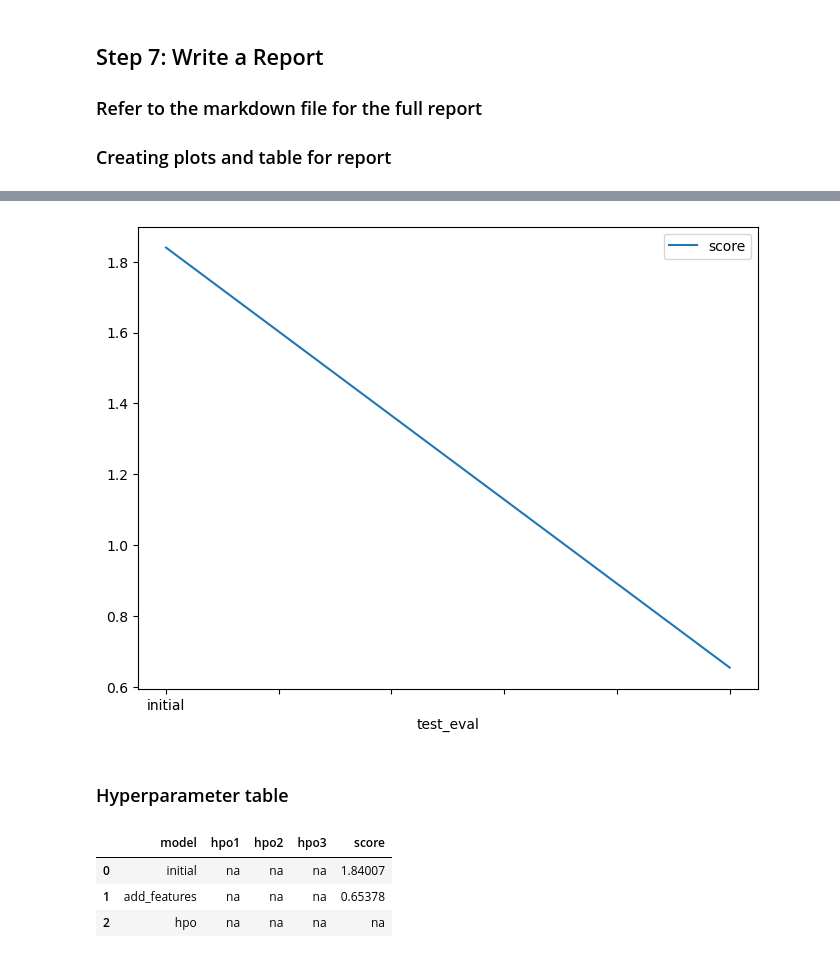
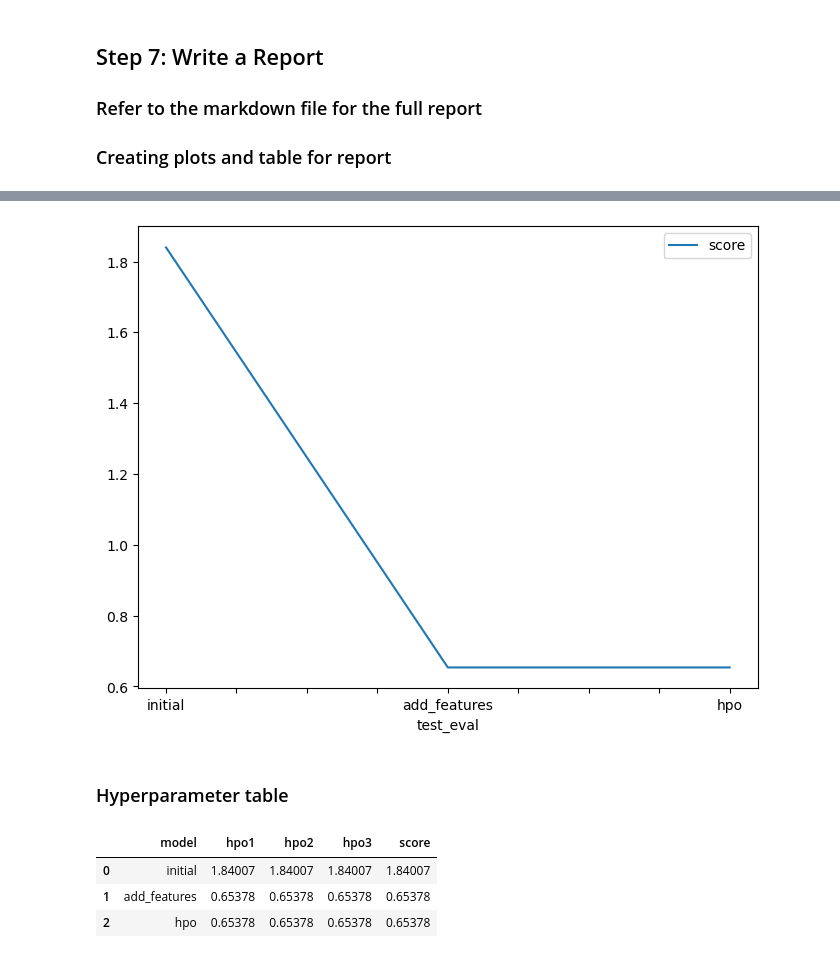
Before and after one commit to sverma24/cd0385-project-starter, a Jupyter notebook: project/project-template.ipynb, the cells around one changed output, grey strips where cells are left out. Cells and saved outputs as stored; diff of their text form; code cells hidden in the pictures.

```diff
--- a/project/project-template.ipynb
+++ b/project/project-template.ipynb
@@ -528,27 +720,27 @@ fig.savefig('model_train_score.png')
 # %%
 # Take the 3 kaggle scores and creating a line plot to show improvement
 fig = pd.DataFrame(
     {
-        "test_eval": ["initial", "add_features"],
-        "score": [1.84007, 0.65378]
+        "test_eval": ["initial", "add_features", "hpo"],
+        "score": [1.84007, 0.65378, 0.65378]
     }
 ).plot(x="test_eval", y="score", figsize=(8, 6)).get_figure()
 fig.savefig('model_test_score.png')
 # %% [output]
-[figure, old version]
+[figure, new version]
 # %% [markdown]
 ### Hyperparameter table
 # %%
 # The 3 hyperparameters we tuned with the kaggle score as the result
 pd.DataFrame({
     "model": ["initial", "add_features", "hpo"],
-    "hpo1": ['na', 'na', 'na'],
-    "hpo2": ['na', 'na', 'na'],
-    "hpo3": ['na', 'na', 'na'],
-    "score": [1.84007, 0.65378, 'na']
+    "hpo1": [1.84007, 0.65378, 0.65378],
+    "hpo2": [1.84007, 0.65378, 0.65378],
+    "hpo3": [1.84007, 0.65378, 0.65378],
+    "score": [1.84007, 0.65378, 0.65378]
 })
 # %% [output]
 |  | model | hpo1 | hpo2 | hpo3 | score |
-| 0 | initial | na | na | na | 1.84007 |
-| 1 | add_features | na | na | na | 0.65378 |
-| 2 | hpo | na | na | na | na |
+| 0 | initial | 1.84007 | 1.84007 | 1.84007 | 1.84007 |
+| 1 | add_features | 0.65378 | 0.65378 | 0.65378 | 0.65378 |
+| 2 | hpo | 0.65378 | 0.65378 | 0.65378 | 0.65378 |
```
Also changed, not shown: parts of 17 cells of this notebook, 4 other files.
